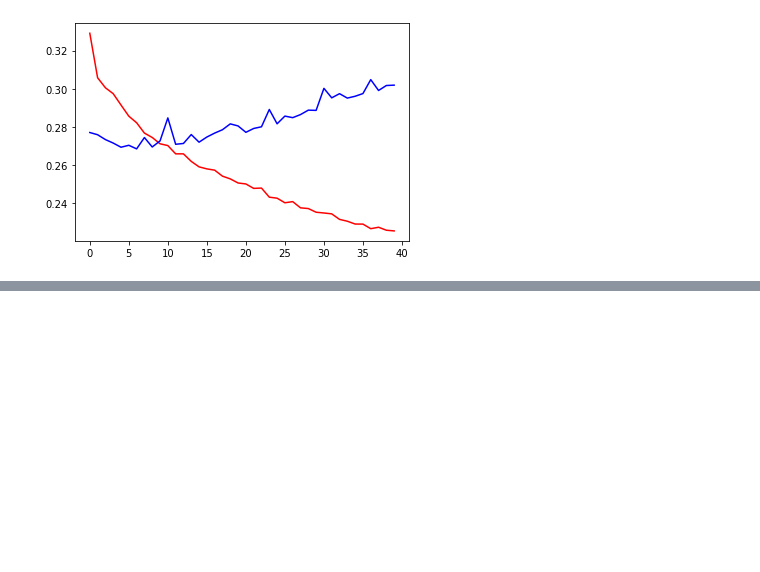
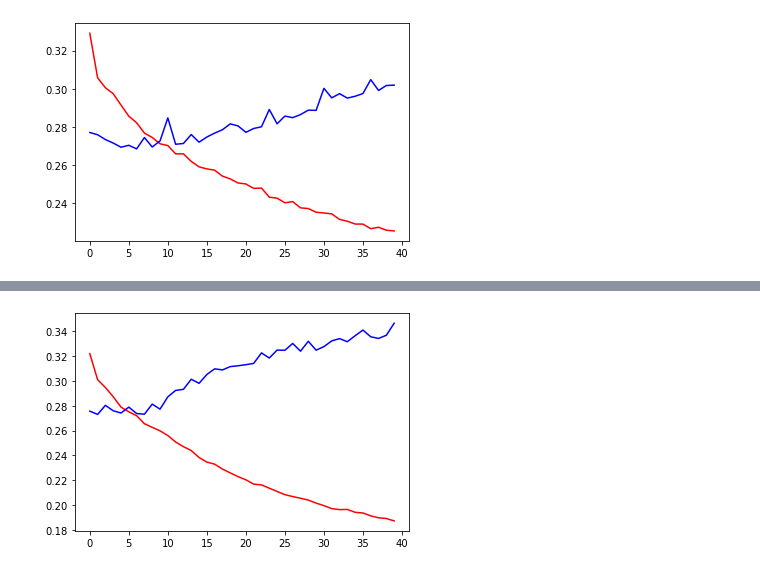
Before and after one commit to office-diet/python_keras_deeplearning, a Jupyter notebook: chapter06-02.ipynb, the cells around one changed output, grey strips where cells are left out. Saved outputs shown, nothing was run; the diff lists cells and outputs as text; code cells hidden in the pictures; blank space fills up the shorter version.

```diff
--- a/chapter06-02.ipynb
+++ b/chapter06-02.ipynb
@@ -308,0 +398,13 @@ with tf.device("/cpu:0"):
+# %%
+from tensorflow.keras.models import Sequential
+from tensorflow.keras.layers import GRU, Dense
+from tensorflow.keras.optimizers import RMSprop
+import tensorflow as tf
+
+with tf.device("/cpu:0"):
+    model = Sequential()
+    model.add(GRU(32, dropout=0.1, recurrent_dropout=0.5, return_sequences=True, input_shape=(None, float_data.shape[-1])))
+    model.add(GRU(64, activation="relu", dropout=0.1, recurrent_dropout=0.5))
+    model.add(Dense(1))
+    model.compile(optimizer=RMSprop(), loss="mae")
+    history = model.fit_generator(train_gen, steps_per_epoch=500, epochs=40, validation_data=val_gen, validation_steps=val_steps)
@@ -308,0 +429,9 @@ with tf.device("/cpu:0"):
+# %%
+import matplotlib.pyplot as plt
+with tf.device("/cpu:0"):
+    x = range(len(history.history["loss"]))
+    plt.plot(x, history.history["loss"], "r")
+    plt.plot(x, history.history["val_loss"], "b")
+    plt.show()
+# %% [output]
+[figure, added]
```
Also changed, not shown: parts of 2 cells of this notebook.
